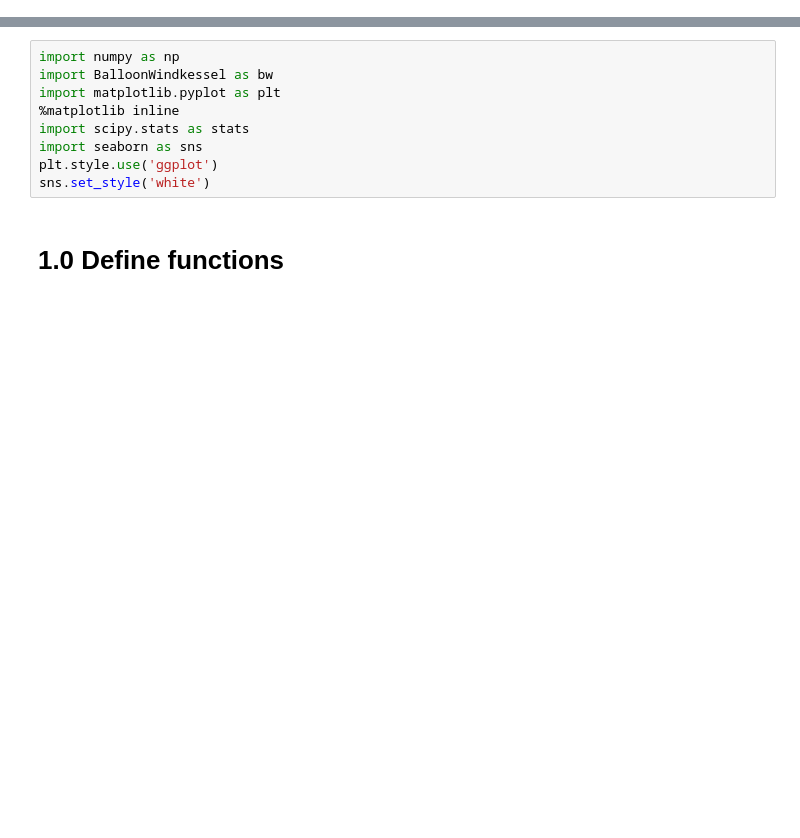
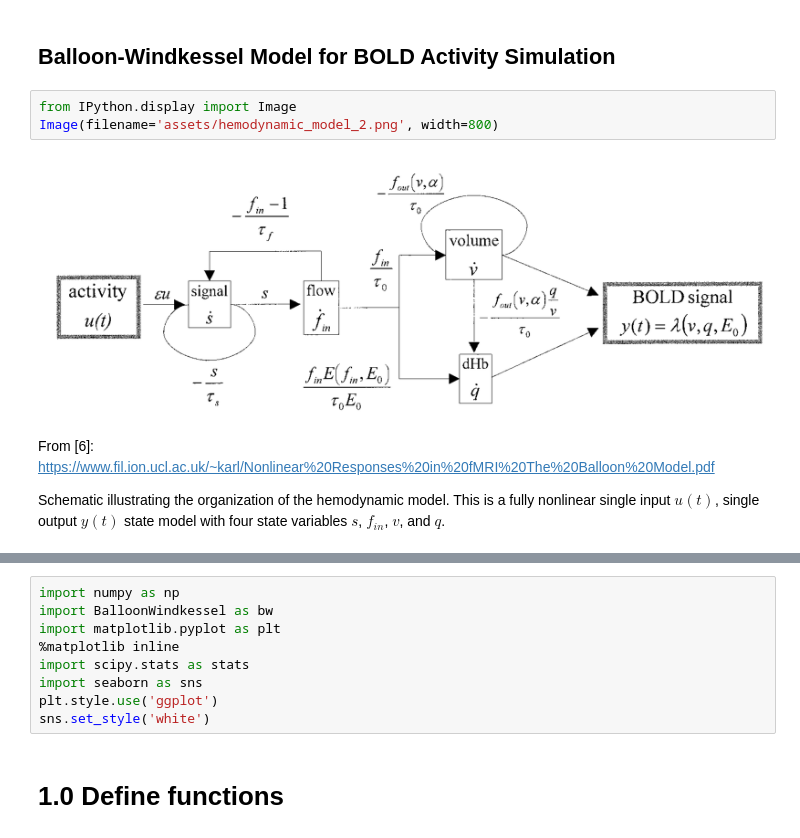
Before and after one commit to arvidl/consciousness-explore, a Jupyter notebook: code/HemodynamicResponseModeling/01-simulation-testcode.ipynb, the cells around one changed output, grey strips where cells are left out. Cells and saved outputs as stored; diff of their text form; blank space fills up the shorter version.

```diff
--- a/code/HemodynamicResponseModeling/01-simulation-testcode.ipynb
+++ b/code/HemodynamicResponseModeling/01-simulation-testcode.ipynb
@@ -7,0 +53,12 @@
+# %% [markdown]
+## Balloon-Windkessel Model for BOLD Activity Simulation
+# %%
+from IPython.display import Image
+Image(filename='assets/hemodynamic_model_2.png', width=800)
+# %% [output]
+[figure, added]
+# %% [markdown]
+From [6]: https://www.fil.ion.ucl.ac.uk/~karl/Nonlinear%20Responses%20in%20fMRI%20The%20Balloon%20Model.pdf
+
+Schematic illustrating the organization of the hemodynamic model. This is a fully nonlinear single input
+$u(t)$, single output $y(t)$ state model with four state variables $s$, $f_{in}$, $v$, and $q$.
```
Also changed, not shown: parts of 6 cells of this notebook, 3 other files.
